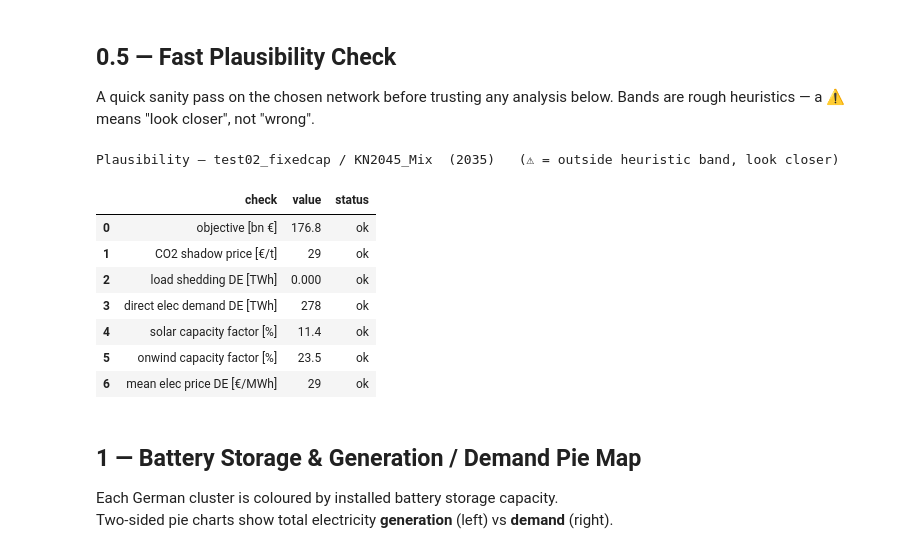
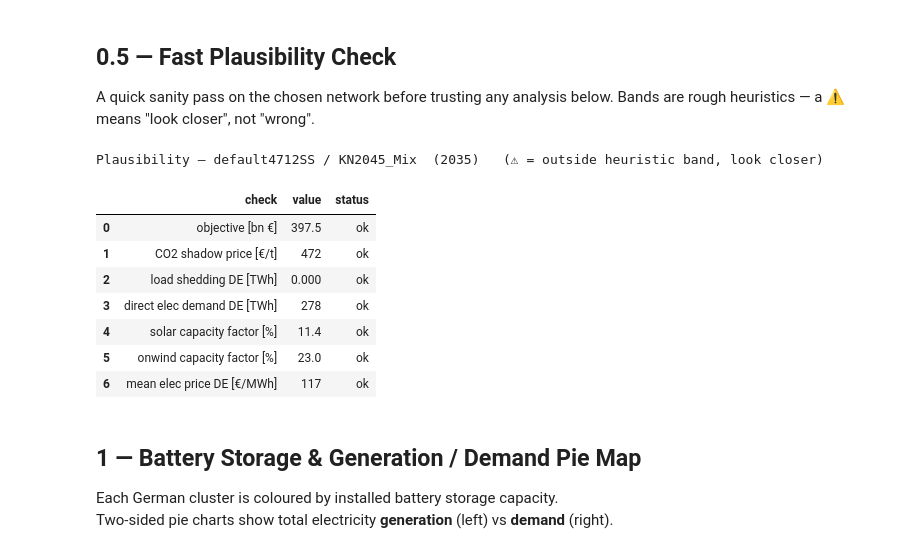
Before and after one commit to FiBe-ie2s/pypsa-de, a Jupyter notebook: thesis/analysis.ipynb, the cells around one changed output. Cells and saved outputs as stored; diff of their text form; code cells hidden in the pictures.

```diff
--- a/thesis/analysis.ipynb
+++ b/thesis/analysis.ipynb
@@ -150,7 +147,7 @@ loaded  test02_custom_map / KN2045_Mix  (2035)  —  777 buses, 8 DE AC buses, 2
 A quick sanity pass on the chosen network before trusting any analysis below.
 Bands are rough heuristics — a ⚠ means "look closer", not "wrong".
 # %%
-analyzed_nw = nw_fixedcap_2035          # <- pick the network to plausibility-check
+analyzed_nw = nw_default_2035 # nw_ariadne          # <- pick the network to plausibility-check
 globals().update(analyzed_nw)
 
 # A solved status says nothing about plausibility: a flipped efficiency or a
@@ -174,41 +171,41 @@ shed = n.generators_t.p[ls.index].multiply(sw, axis=0).sum().sum() / 1e6 if len(
 
 # DE renewable capacity factors [%] — physical-realism check
 def cf(pred):
     g = n.generators[pred & n.generators.bus.isin(de_buses)]
     denom = g.p_nom_opt.sum() * sw.sum()
     return 100 * n.generators_t.p[g.index].multiply(sw, axis=0).sum().sum() / denom if denom > 0 else np.nan
 cf_solar = cf(n.generators.carrier.str.startswith("solar"))   # utility PV on AC buses
 cf_wind = cf(n.generators.carrier == "onwind")
 
 # DE mean electricity price [€/MWh] (snapshot-weighted, across DE AC buses)
 mp = n.buses_t.marginal_price[de_buses]
 price = mp.multiply(sw, axis=0).sum().sum() / (sw.sum() * len(de_buses))
 price_ok = (not bool(mp.isna().any().any())) and (5 < price < 200)
 
 demand = load_per_bus.sum()   # direct DE electricity demand [TWh]
 
 checks = pd.DataFrame([
     ("objective [bn €]",            _num(n.objective / 1e9, ",.1f"), _flag(np.isfinite(n.objective))),
     ("CO2 shadow price [€/t]",      _num(co2_mu, ",.0f"),            _flag(1 < co2_mu < 1000)),
     ("load shedding DE [TWh]",      _num(shed, ".3f"),               _flag(shed < 0.05)),
     ("direct elec demand DE [TWh]", _num(demand, ",.0f"),            _flag(200 < demand < 900)),
     ("solar capacity factor [%]",   _num(cf_solar, ".1f"),           _flag(8 <= cf_solar <= 14)),
     ("onwind capacity factor [%]",  _num(cf_wind, ".1f"),            _flag(17 <= cf_wind <= 30)),
     ("mean elec price DE [€/MWh]",  _num(price, ",.0f"),             _flag(price_ok)),
 ], columns=["check", "value", "status"])
 
 print(f"Plausibility — {TITLE}   (⚠ = outside heuristic band, look closer)")
 checks
 # %% [output]
-Plausibility — test02_fixedcap / KN2045_Mix  (2035)   (⚠ = outside heuristic band, look closer)
+Plausibility — default4712SS / KN2045_Mix  (2035)   (⚠ = outside heuristic band, look closer)
 |  | check | value | status |
-| 0 | objective [bn €] | 176.8 | ok |
-| 1 | CO2 shadow price [€/t] | 29 | ok |
+| 0 | objective [bn €] | 397.5 | ok |
+| 1 | CO2 shadow price [€/t] | 472 | ok |
 | 2 | load shedding DE [TWh] | 0.000 | ok |
 | 3 | direct elec demand DE [TWh] | 278 | ok |
 | 4 | solar capacity factor [%] | 11.4 | ok |
-| 5 | onwind capacity factor [%] | 23.5 | ok |
-| 6 | mean elec price DE [€/MWh] | 29 | ok |
+| 5 | onwind capacity factor [%] | 23.0 | ok |
+| 6 | mean elec price DE [€/MWh] | 117 | ok |
 # %% [markdown]
 ## 1 — Battery Storage & Generation / Demand Pie Map
 Each German cluster is coloured by installed battery storage capacity.
```
Also changed, not shown: parts of 6 cells of this notebook, 2 other files.
